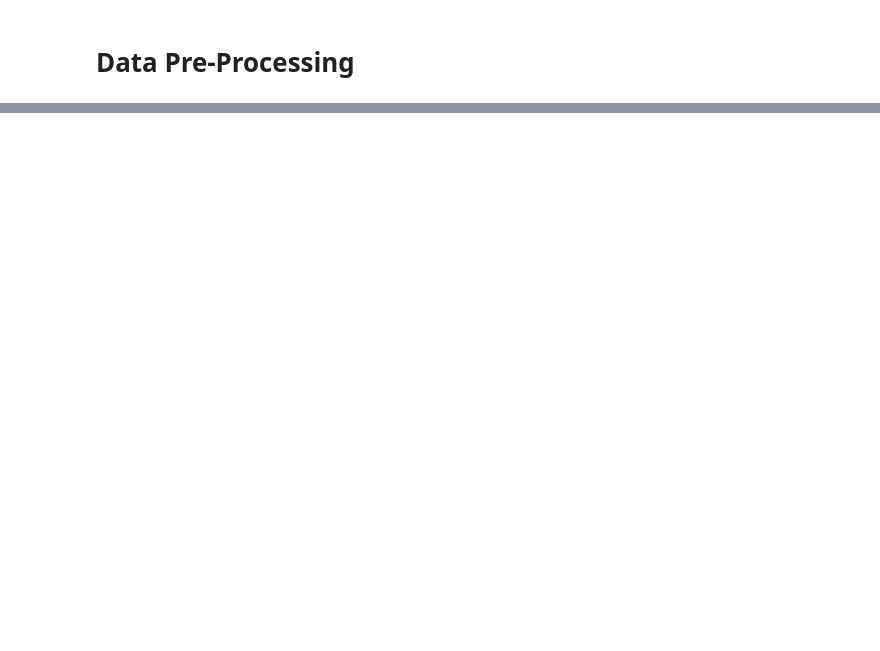
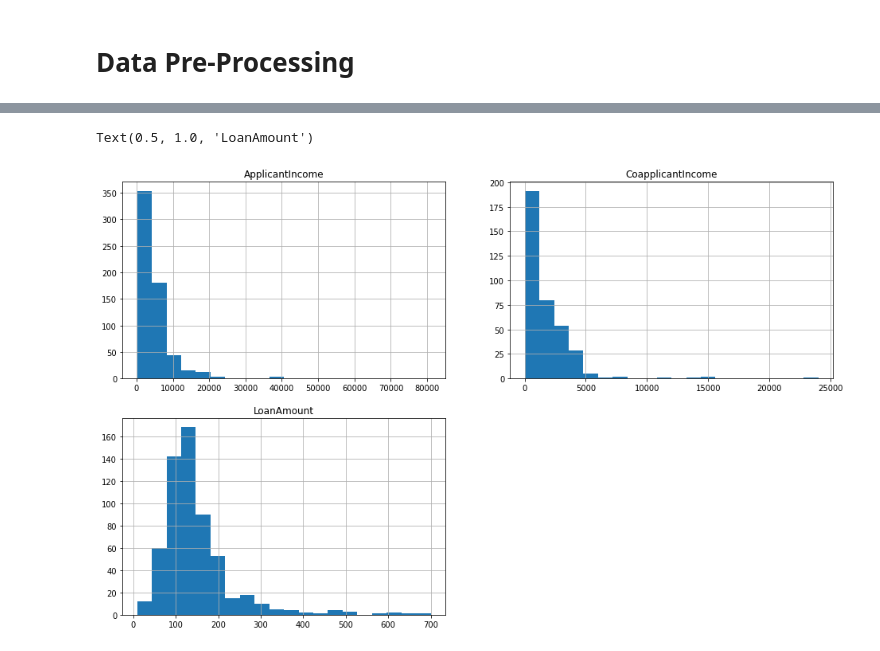
Before and after one commit to ShefaliDhingra/Loan-Prediction, a Jupyter notebook: Loan Prediction ML.ipynb, the cells around one changed output, grey strips where cells are left out. Saved outputs shown, nothing was run; the diff lists cells and outputs as text; code cells hidden in the pictures; blank space fills up the shorter version.

```diff
--- a/Loan Prediction ML.ipynb
+++ b/Loan Prediction ML.ipynb
@@ -436,0 +672,17 @@ df['Education']=df['Education'].replace('Not Graduate','1')
+# %%
+# Visualising the data before log transformation
+
+ax1 = plt.subplot(221)
+train['ApplicantIncome'].hist(bins=20, figsize=(16,10))
+ax1.set_title("ApplicantIncome")
+
+ax2 = plt.subplot(222)
+test['CoapplicantIncome'].hist(bins=20)
+ax2.set_title("CoapplicantIncome")
+
+ax3 = plt.subplot(223)
+train['LoanAmount'].hist(bins=20)
+ax3.set_title("LoanAmount")
+# %% [output]
+Text(0.5, 1.0, 'LoanAmount')
+[figure, added]
```
Also changed, not shown: parts of 100 cells of this notebook.
